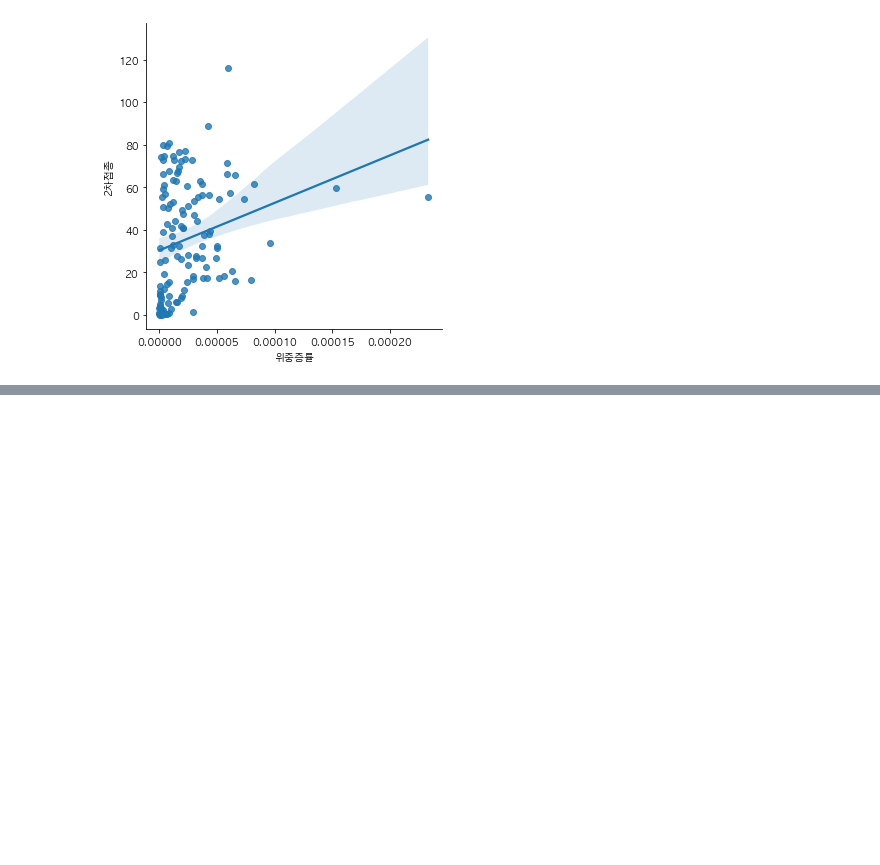
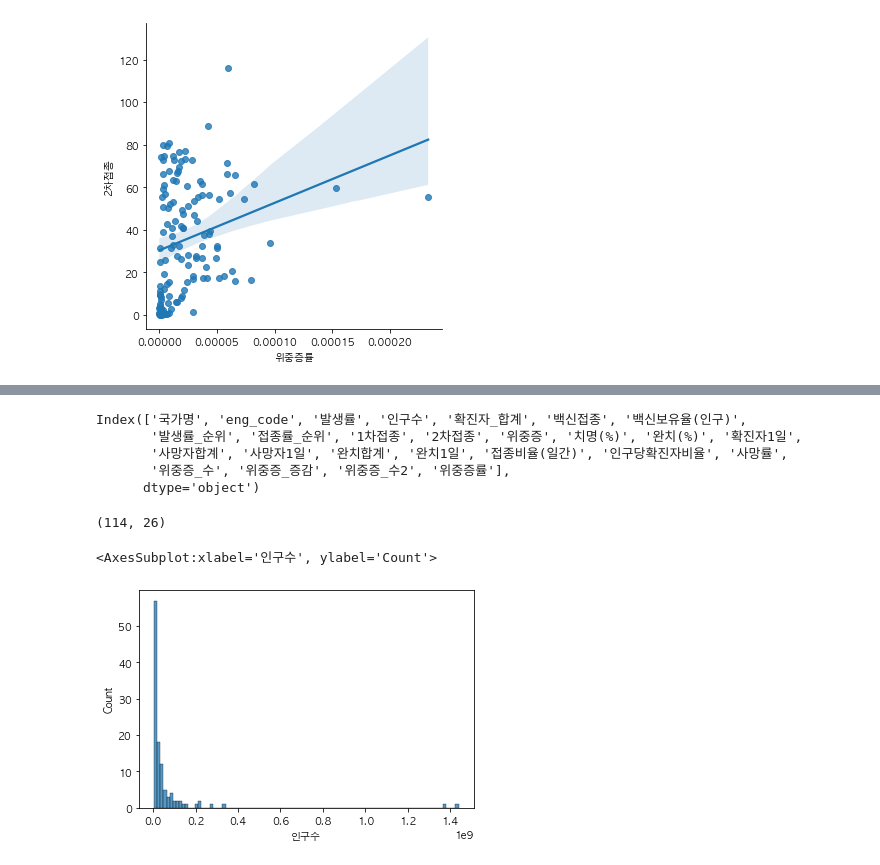
Before and after one commit to city1616/LikeLion_AI_SCHOOL_13th, a Jupyter notebook: 02. 웹과 Github 기본/06_python_library/02_pandas/03_pandas_corona.ipynb, the cells around one changed output, grey strips where cells are left out. Drawn from its saved outputs; the diff is of its cells as text; code cells hidden in the pictures; blank space fills up the shorter version.

```diff
--- a/02. 웹과 Github 기본/06_python_library/02_pandas/03_pandas_corona.ipynb
+++ b/02. 웹과 Github 기본/06_python_library/02_pandas/03_pandas_corona.ipynb
@@ -495,0 +506,18 @@ sns.lmplot(x = "위중증률", y = "2차접종", data = corona_part)
+# %%
+corona.columns
+# %% [output]
+Index(['국가명', 'eng_code', '발생률', '인구수', '확진자_합계', '백신접종', '백신보유율(인구)',
+       '발생률_순위', '접종률_순위', '1차접종', '2차접종', '위중증', '치명(%)', '완치(%)', '확진자1일',
+       '사망자합계', '사망자1일', '완치합계', '완치1일', '접종비율(일간)', '인구당확진자비율', '사망률',
+       '위중증_수', '위중증_증감', '위중증_수2', '위중증률'],
+      dtype='object')
+# %%
+corona_200m = corona.loc[corona["인구수"] > 5000000, :]
+corona_200m.shape
+# %% [output]
+(114, 26)
+# %%
+sns.histplot(corona_200m["인구수"])
+# %% [output]
+<AxesSubplot:xlabel='인구수', ylabel='Count'>
+[figure, added]
```
Also changed, not shown: parts of 25 cells of this notebook.
